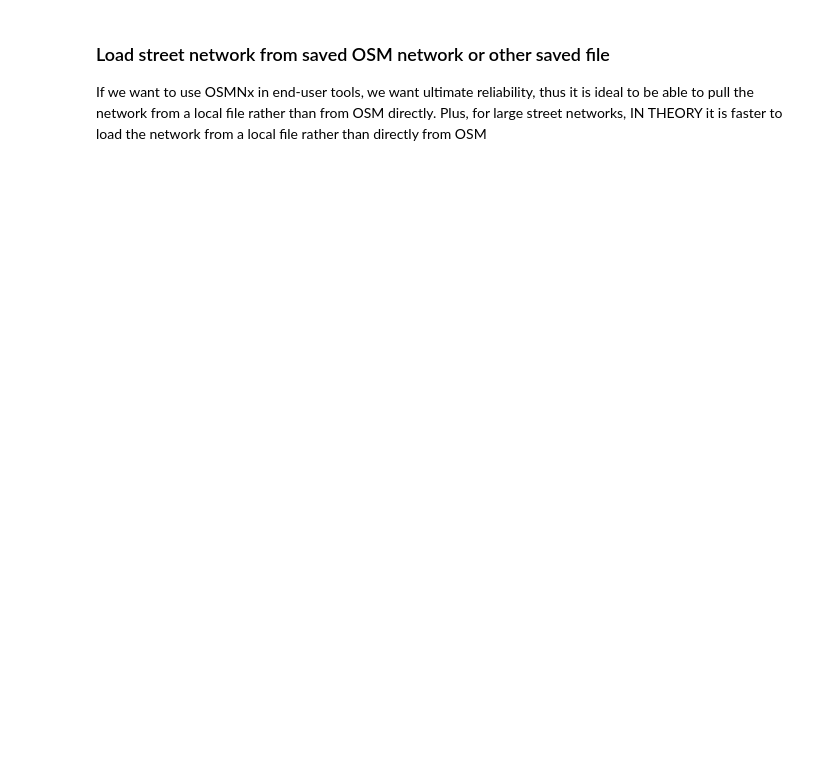
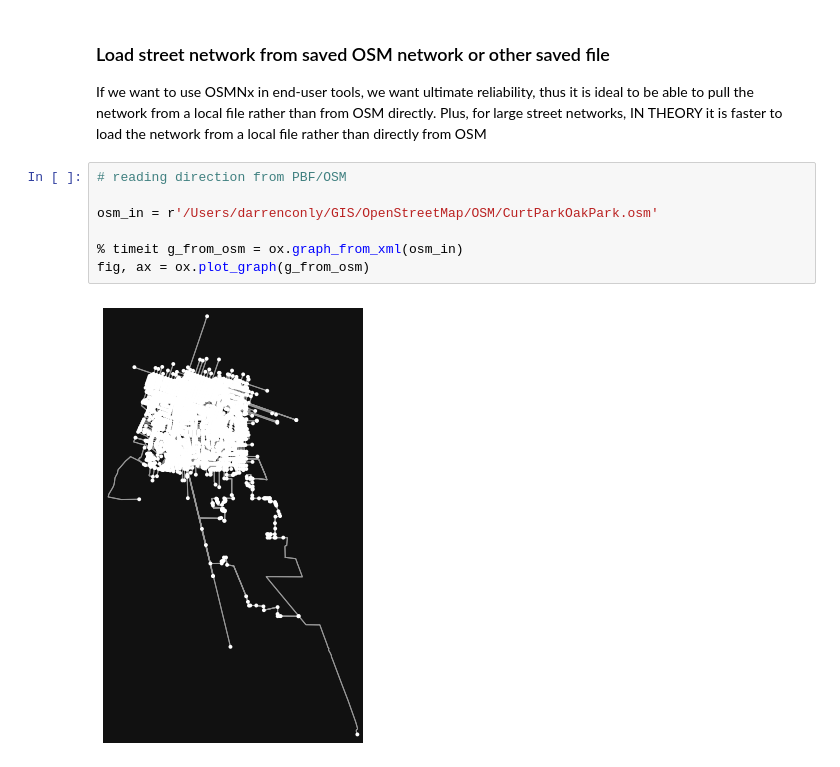
Before and after one commit to SACOG/GIS-tools, a Jupyter notebook: OSMNx/osmnx_examples.ipynb, the cells around one changed output. Saved outputs shown, nothing was run; the diff lists cells and outputs as text; blank space fills up the shorter version.

Commit message:
added example for loading graph from .OSM file

```diff
--- a/OSMNx/osmnx_examples.ipynb
+++ b/OSMNx/osmnx_examples.ipynb
@@ -55,3 +78,12 @@ fig, ax = ox.plot_graph(g_south_placer)
 # %% [markdown]
 ### Load street network from saved OSM network or other saved file
 If we want to use OSMNx in end-user tools, we want ultimate reliability, thus it is ideal to be able to pull the network from a local file rather than from OSM directly. Plus, for large street networks, IN THEORY it is faster to load the network from a local file rather than directly from OSM
+# %%
+# reading direction from PBF/OSM
+
+osm_in = r'/Users/darrenconly/GIS/OpenStreetMap/OSM/CurtParkOakPark.osm'
+
+% timeit g_from_osm = ox.graph_from_xml(osm_in)
+fig, ax = ox.plot_graph(g_from_osm)
+# %% [output]
+[figure, added]
```
Also changed, not shown: parts of 5 cells of this notebook.
